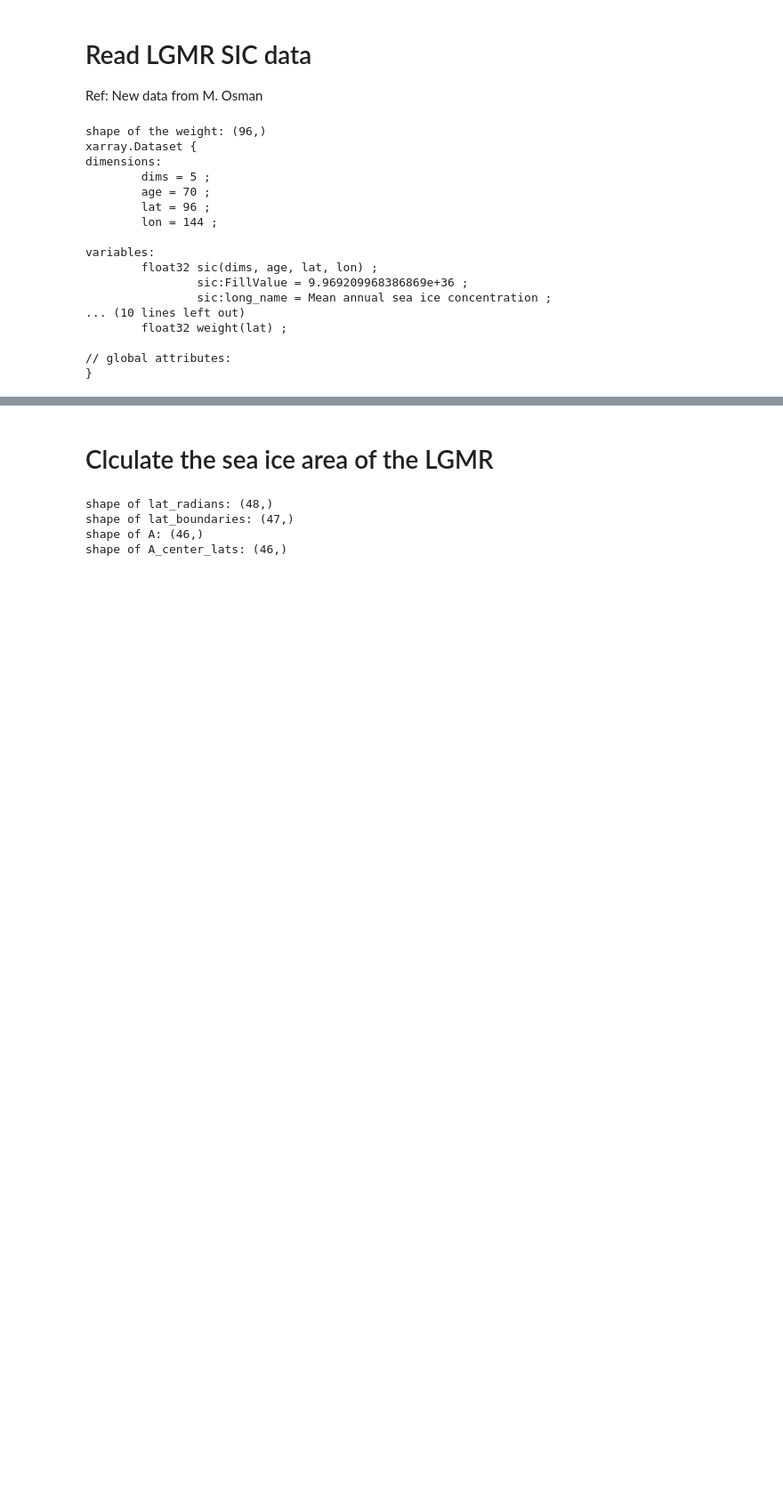
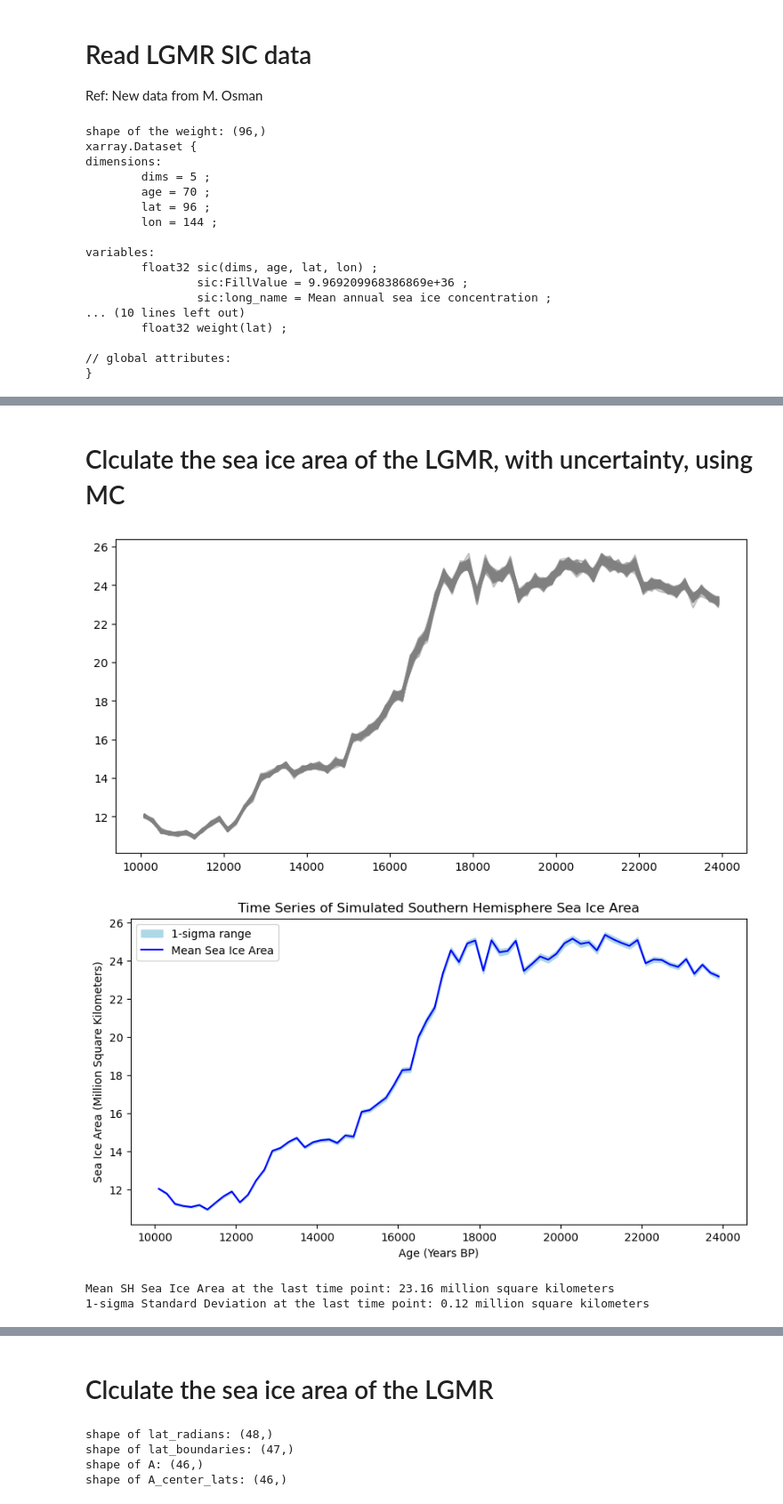
Before and after one commit to Peisong-Zheng/Last_deglaciation, a Jupyter notebook: Figure3_v12.ipynb, the cells around one changed output, grey strips where cells are left out. Shown at 89% size. Drawn from its saved outputs; the diff is of its cells as text; code cells hidden in the pictures; blank space fills up the shorter version.

```diff
--- a/Figure3_v12.ipynb
+++ b/Figure3_v12.ipynb
@@ -41,0 +84,72 @@ variables:
+# %% [markdown]
+# Clculate the sea ice area of the LGMR, with uncertainty, using MC
+# %%
+import xarray as xr
+import numpy as np
+import matplotlib.pyplot as plt
+
+# Constants
+R = 6371  # Earth's radius in km
+delta_theta = 2.5 / 180 * np.pi  # 2.5 degree in radians
+
+# Load and preprocess data (assuming ds_seaice is already loaded)
+ds_seaice_subset = ds_seaice.sel(lat=slice(-90, 0))
+lat_radians = np.radians(ds_seaice_subset['lat'].values)
+
+# Compute latitudinal boundaries and area of each grid cell
+lat_boundaries = (lat_radians[:-1] + lat_radians[1:]) / 2
+A = R**2 * delta_theta * (np.sin(lat_boundaries[1:]) - np.sin(lat_boundaries[:-1]))
+A_center_lats = ds_seaice_subset['lat'].values[1:-1]
+ds_seaice_subset_reduced = ds_seaice_subset.isel(lat=slice(1, -1))
+A_xr = xr.DataArray(A, dims=["lat"], coords={"lat": A_center_lats})
+
+# Expand A_xr to include 'age' and 'lon' dimensions
+A_xr_expanded = A_xr.expand_dims({'age': ds_seaice_subset_reduced['age'], 'lon': ds_seaice_subset_reduced['lon']}, (-3, -1))
+
+# Monte Carlo simulation setup
+n_iterations = 100
+age_count = len(ds_seaice_subset_reduced['age'])
+sea_ice_areas = np.zeros((n_iterations, age_count))  # Store time series for each iteration
+
+
+plt.figure(figsize=(10, 5))
+
+for i in range(n_iterations):
+    # Sample sic values
+    sic_mean = ds_seaice_subset_reduced['sic'][0, :, :, :]  # Mean sic
+    sic_std = ds_seaice_subset_reduced['sic'][2, :, :, :]   # Standard deviation of sic
+    sic_sampled = np.random.normal(sic_mean, sic_std)
+
+
+    # Calculate sea ice area for this iteration
+    sic_area = sic_sampled * A_xr_expanded  # Now dimensions should match
+    total_area = sic_area.sum(dim=["lat", "lon"]).values / 1e6  # Convert to millions of square kilometers
+    sea_ice_areas[i, :] = total_area
+    if i<=100:
+        plt.plot(ds_seaice_subset_reduced['age'], total_area, color='gray', alpha=0.5)
+
+# Calculate mean and standard deviation along the iterations
+mean_area = np.mean(sea_ice_areas, axis=0)
+std_dev_area = np.std(sea_ice_areas, axis=0)
+
+# Plotting the results
+plt.figure(figsize=(10, 5))
+plt.fill_between(ds_seaice_subset_reduced['age'], mean_area - std_dev_area, mean_area + std_dev_area, color='lightblue', label='1-sigma range')
+plt.plot(ds_seaice_subset_reduced['age'], mean_area, label='Mean Sea Ice Area', color='blue')
+# plot the interquartile range of the mean_area
+# plt.fill_between(ds_seaice_subset_reduced['age'], np.percentile(sea_ice_areas, 25, axis=0), np.percentile(sea_ice_areas, 75, axis=0), color='lightgreen', label='Interquartile range')
+plt.title('Time Series of Simulated Southern Hemisphere Sea Ice Area')
+plt.xlabel('Age (Years BP)')
+plt.ylabel('Sea Ice Area (Million Square Kilometers)')
+plt.legend()
+plt.show()
+
+# Print mean and 1-sigma standard deviation at a specific time point if needed
+# Example for the last time point:
+print(f"Mean SH Sea Ice Area at the last time point: {mean_area[-1]:.2f} million square kilometers")
+print(f"1-sigma Standard Deviation at the last time point: {std_dev_area[-1]:.2f} million square kilometers")
+# %% [output]
+[figure, added]
+[figure, added]
+Mean SH Sea Ice Area at the last time point: 23.16 million square kilometers
+1-sigma Standard Deviation at the last time point: 0.12 million square kilometers
```
Also changed, not shown: parts of 6 cells of this notebook, 1 other file.
